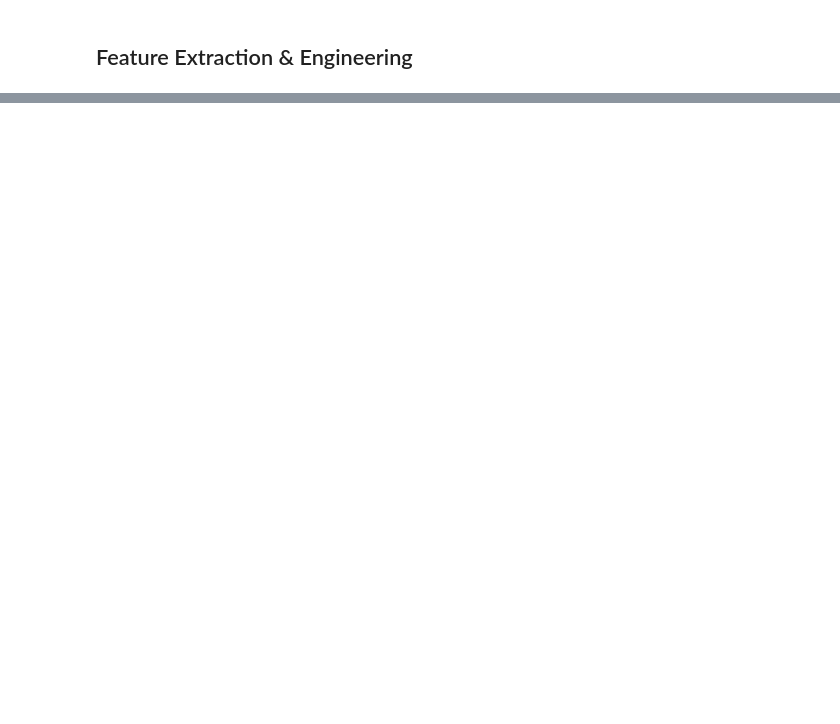
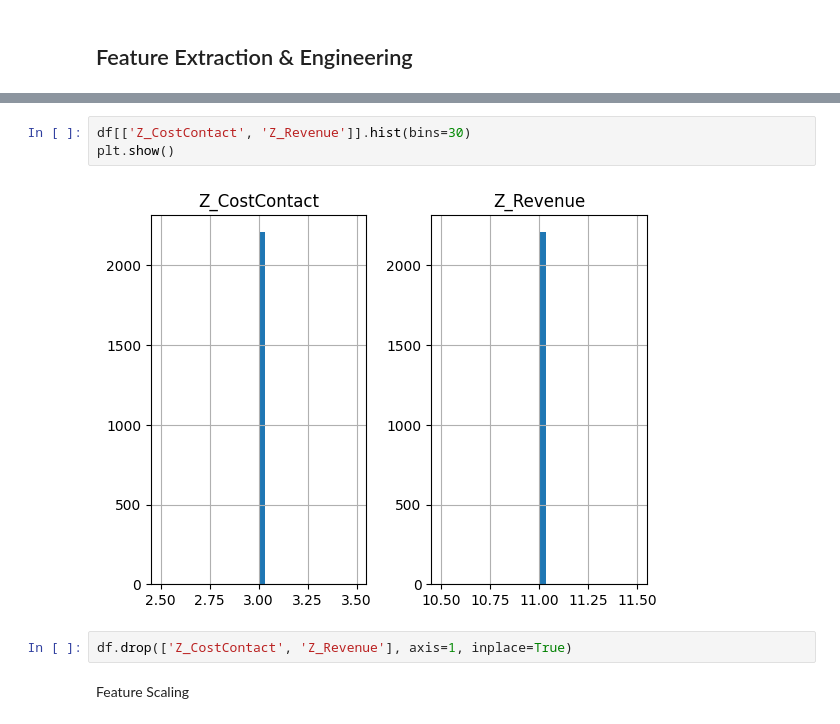
Before and after one commit to GDGoCTelu/Machine-Learning-Repository, a Jupyter notebook: Source Codes/4_Machine Learning 101 (Unsupervised Learning)/main.ipynb, the cells around one changed output, grey strips where cells are left out. Saved outputs shown, nothing was run; the diff lists cells and outputs as text; blank space fills up the shorter version.

```diff
--- a/Source Codes/4_Machine Learning 101 (Unsupervised Learning)/main.ipynb
+++ b/Source Codes/4_Machine Learning 101 (Unsupervised Learning)/main.ipynb
@@ -565,0 +346,9 @@ plt.show()
+# %%
+df[['Z_CostContact', 'Z_Revenue']].hist(bins=30)
+plt.show()
+# %% [output]
+[figure, added]
+# %%
+df.drop(['Z_CostContact', 'Z_Revenue'], axis=1, inplace=True)
+# %% [markdown]
+Feature Scaling
```
Also changed, not shown: parts of 123 cells of this notebook.
